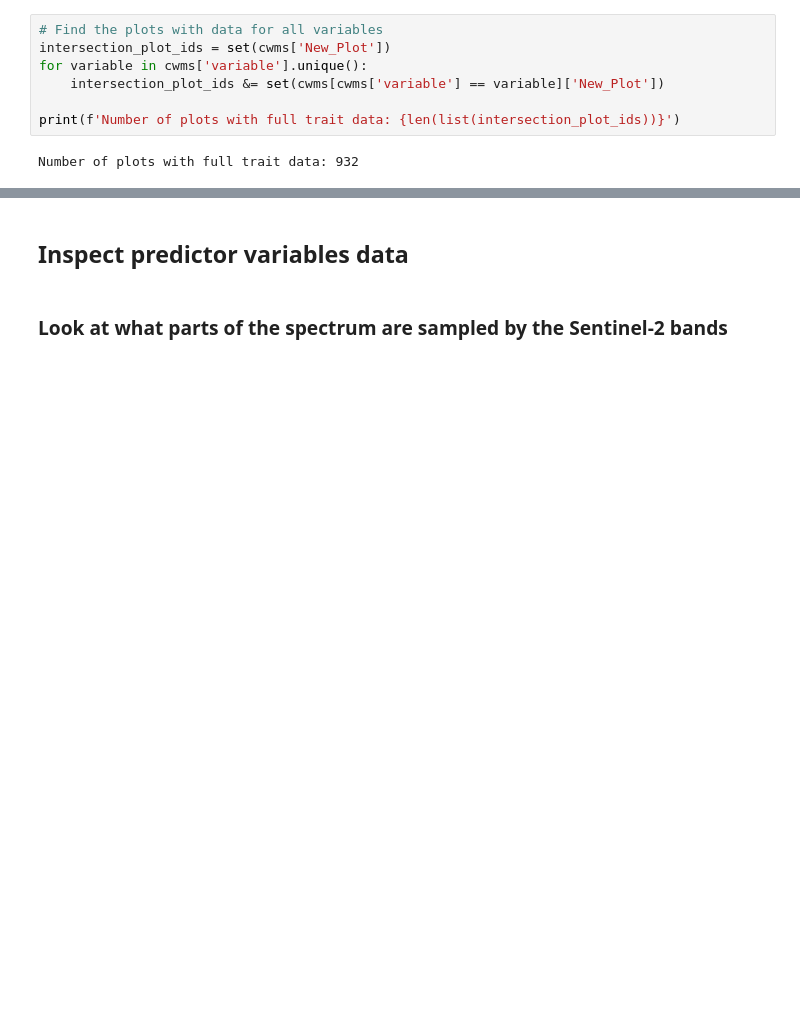
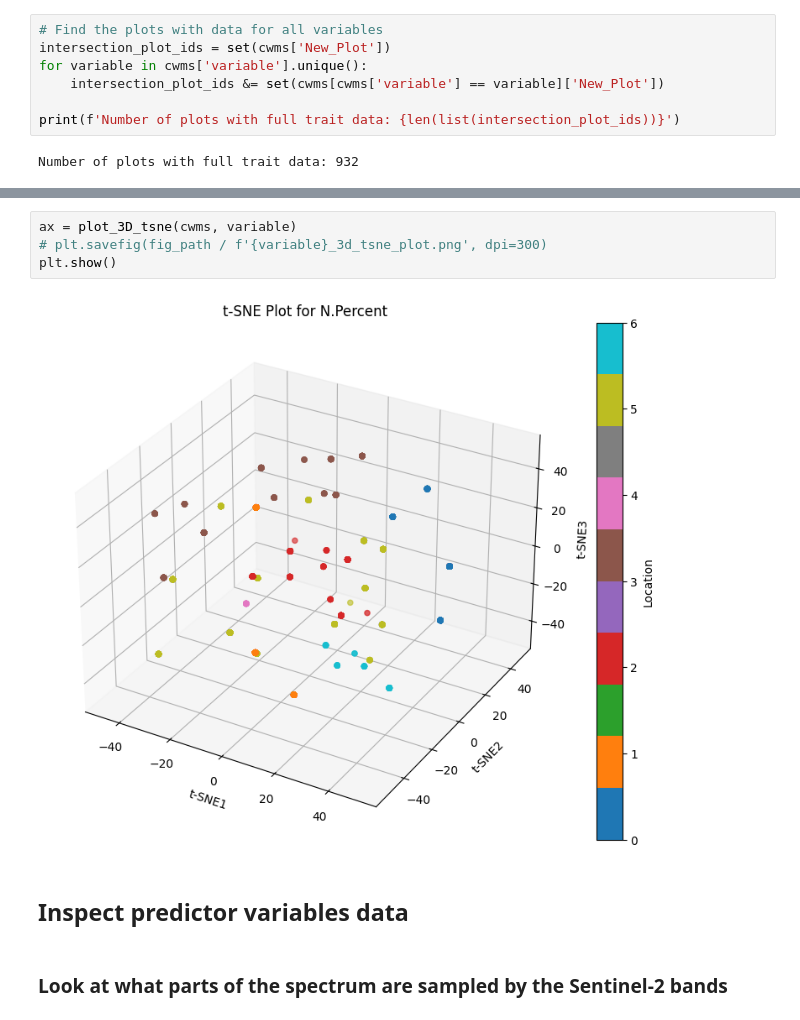
Before and after one commit to isaachcamp/geofm-plant-traits, a Jupyter notebook: notebooks/explore_trait_data.ipynb, the cells around one changed output, grey strips where cells are left out. Drawn from its saved outputs; the diff is of its cells as text; blank space fills up the shorter version.

```diff
--- a/notebooks/explore_trait_data.ipynb
+++ b/notebooks/explore_trait_data.ipynb
@@ -120,3 +215,9 @@ var_cwm.groupby('Location')['TraitValue'].max().sort_values(ascending=False)
+# %%
+ax = plot_3D_tsne(cwms, variable)
+# plt.savefig(fig_path / f'{variable}_3d_tsne_plot.png', dpi=300)
+plt.show()
+# %% [output]
+[figure, added]
 # %% [markdown]
 ## Inspect predictor variables data
 # %% [markdown]
```
Also changed, not shown: parts of 11 cells of this notebook.
